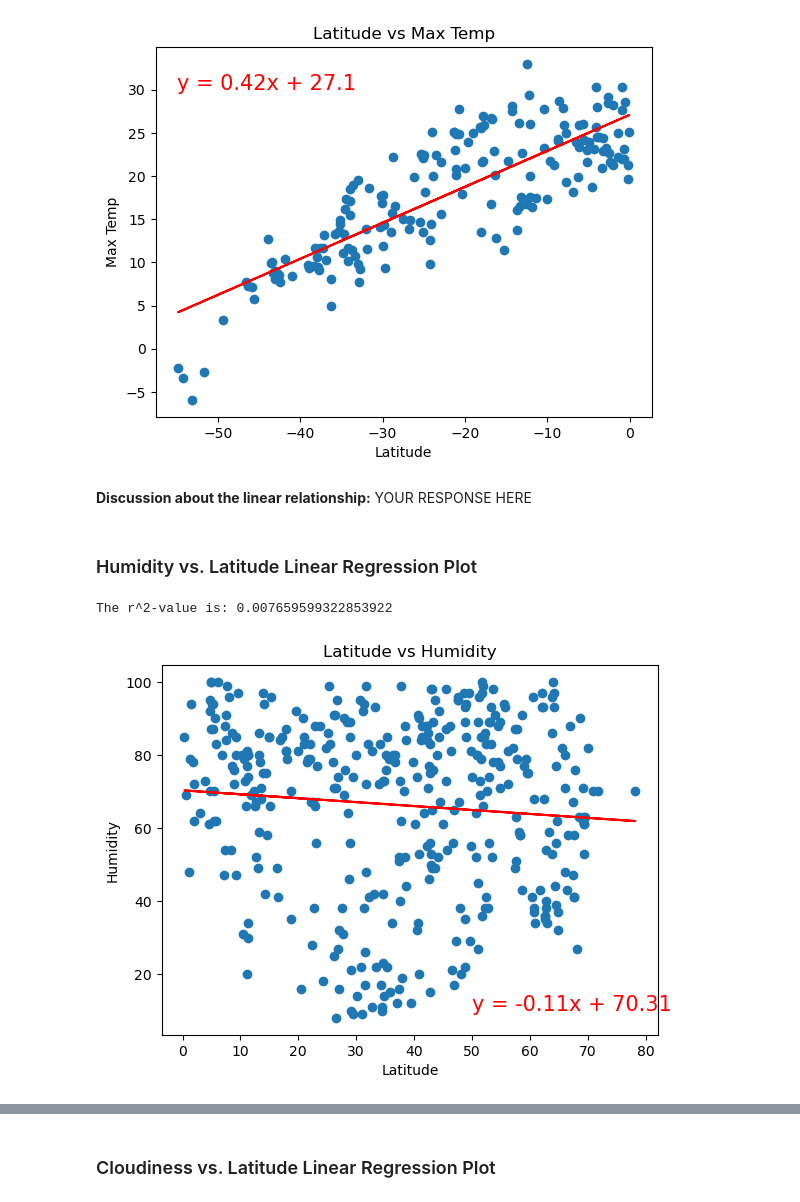
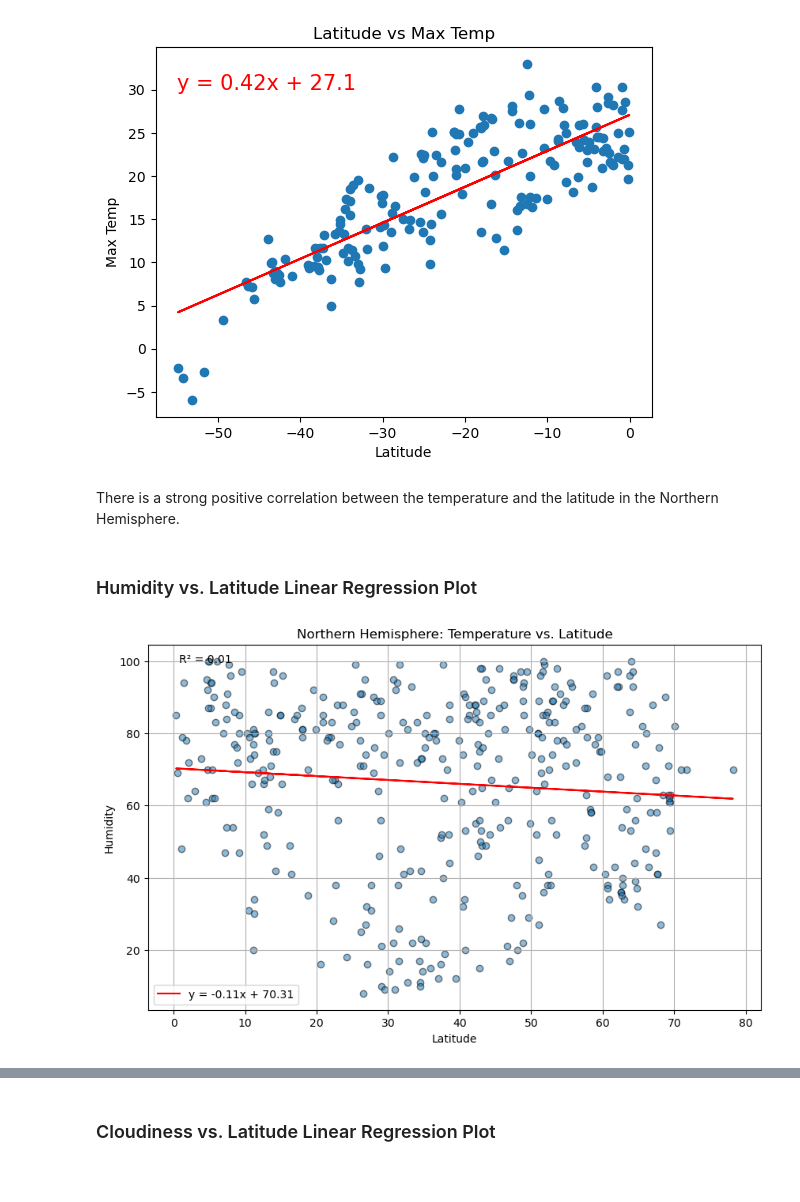
Before and after one commit to bschaeffer192/mod-6, a Jupyter notebook: WeatherPy2.ipynb, the cells around one changed output, grey strips where cells are left out. Cells and saved outputs as stored; diff of their text form; code cells hidden in the pictures.

```diff
--- a/WeatherPy2.ipynb
+++ b/WeatherPy2.ipynb
@@ -257,6 +165,6 @@ city_data_df.to_csv("output_data/cities.csv", index_label="City_ID")
 # %%
 # Read saved data
-city_data_df = pd.read_csv("output_data/cities.csv", index_col="City_ID")
+city_data_df = pd.read_csv("cities.csv", index_col="City_ID")
 
 # Display sample data
 city_data_df.head()
@@ -391,6 +316,6 @@ plt.show()
 # %%
 # Create a DataFrame with the Northern Hemisphere data (Latitude >= 0)
-northern_hemi_df = pd.DataFrame(northern_hemi_data)
+northern_hemi_df = city_data_df.loc[(city_data_df["Lat"] >= 0)]
 
 # Display sample data
 northern_hemi_df.head()
@@ -500,8 +431,8 @@ plt.show()
 # %% [output]
 The r^2-value is: 0.6720220238897325
 [figure]
-# %% [markdown]
-**Discussion about the linear relationship:** YOUR RESPONSE HERE
+# %% [markdown]
+There is a strong positive correlation between the temperature and the latitude in the Northern Hemisphere.
 # %% [markdown]
 ### Humidity vs. Latitude Linear Regression Plot
 # %%
@@ -514,37 +445,36 @@ def plot_humidity_regression_north():
     slope, intercept, r_value, p_value, std_err = linregress(
         northern_hemi_df['Lat'],
         northern_hemi_df['Humidity']
     )
 
     # Calculate regression values for plotting
     regress_values = slope * northern_hemi_df['Lat'] + intercept
 
     # Create the plot
     plt.figure(figsize=(10, 6))
-    plt.scatter(northern_hemi_df['Lat'], northern_hemi_df['Max Temp(C)'],
+    plt.scatter(northern_hemi_df['Lat'], northern_hemi_df['Humidity'],
                 alpha=0.5, edgecolor='black')
     plt.plot(northern_hemi_df['Lat'], regress_values, color='red',
              label=f'y = {slope:.2f}x + {intercept:.2f}')
 
     # Add labels and title
     plt.title('Northern Hemisphere: Temperature vs. Latitude')
     plt.xlabel('Latitude')
     plt.ylabel('Humidity')
     plt.grid(True)
     plt.legend()
 
     # Add R-squared value
     plt.text(0.05, 0.95, f'R² = {r_value**2:.2f}',
              transform=plt.gca().transAxes)
 
     return r_value**2, f'y = {slope:.2f}x + {intercept:.2f}'
 
 # Run the function
-r_squared_n, equation_n = plot_temp_regression_north()
+r_squared_n, equation_n = plot_humidity_regression_north()
 plt.show()
 # %% [output]
-The r^2-value is: 0.007659599322853922
-[figure, old version]
+[figure, new version]
 # %%
 def plot_temp_regression_south():
     """
```
Also changed, not shown: parts of 29 cells of this notebook, 1 other file.
